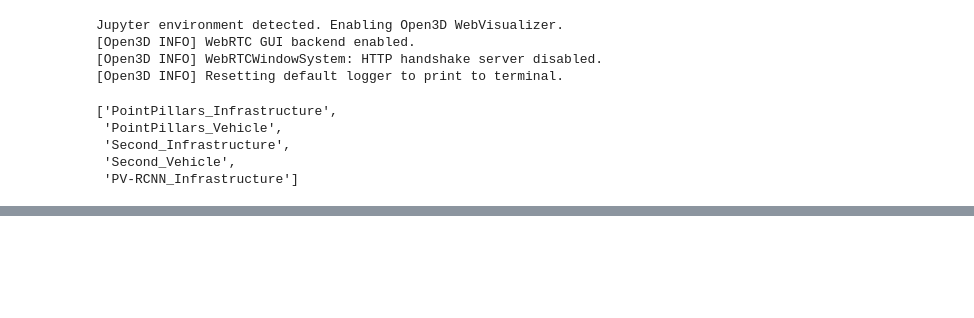
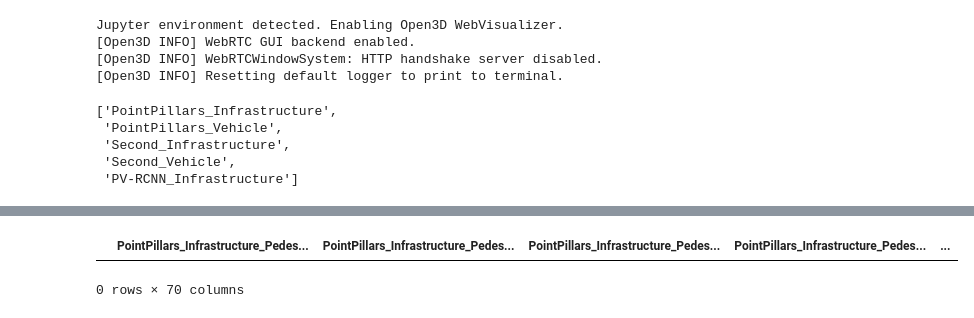
Before and after one commit to ramajoballester/sensus-loci, a Jupyter notebook: sensus/notebooks/paper_graphs.ipynb, the cells around one changed output, grey strips where cells are left out. Saved outputs shown, nothing was run; the diff lists cells and outputs as text; code cells hidden in the pictures; blank space fills up the shorter version.

```diff
--- a/sensus/notebooks/paper_graphs.ipynb
+++ b/sensus/notebooks/paper_graphs.ipynb
@@ -154,0 +145,7 @@ metrics_names
+# %%
+# Create a dataframe with the metrics
+metrics_df = pd.DataFrame()
+for key in models_dict.keys():
+    for metric in metrics_names:
+        print(models_dict[key]['metrics'][metric][-1])
+        metrics_df[key + '_' + metric.split('/')[-1]] = models_dict[key]['metrics'][metric][-1]
@@ -154,0 +170,5 @@ metrics_names
+# %%
+metrics_df
+# %% [output]
+|  | PointPillars_Infrastructure_Pedes... | PointPillars_Infrastructure_Pedes... | PointPillars_Infrastructure_Pedes... | PointPillars_Infrastructure_Pedes... | ... |
+0 rows × 70 columns
```
Also changed, not shown: parts of 11 cells of this notebook, 5 other files.
